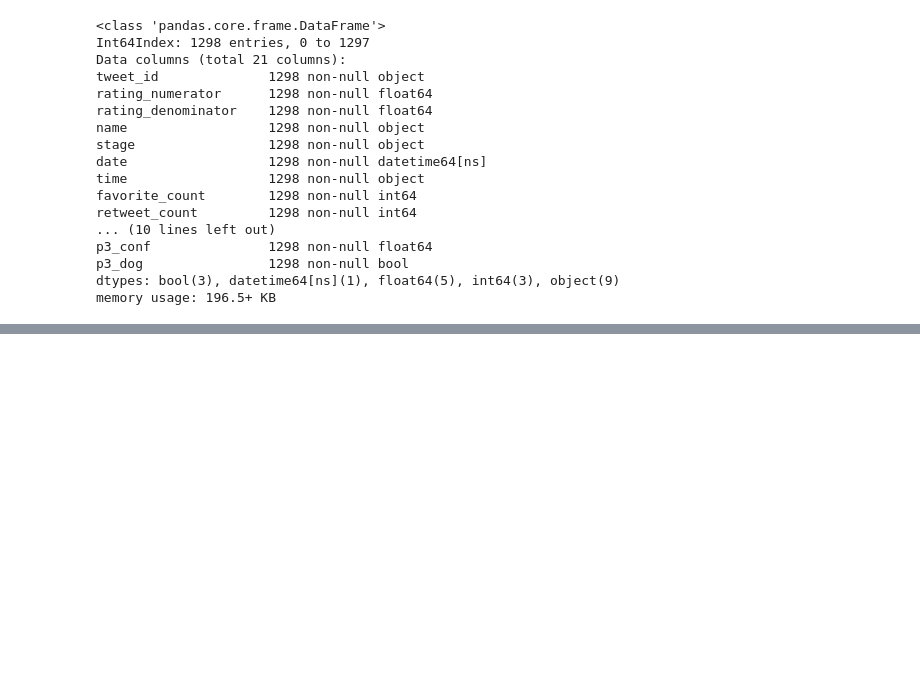
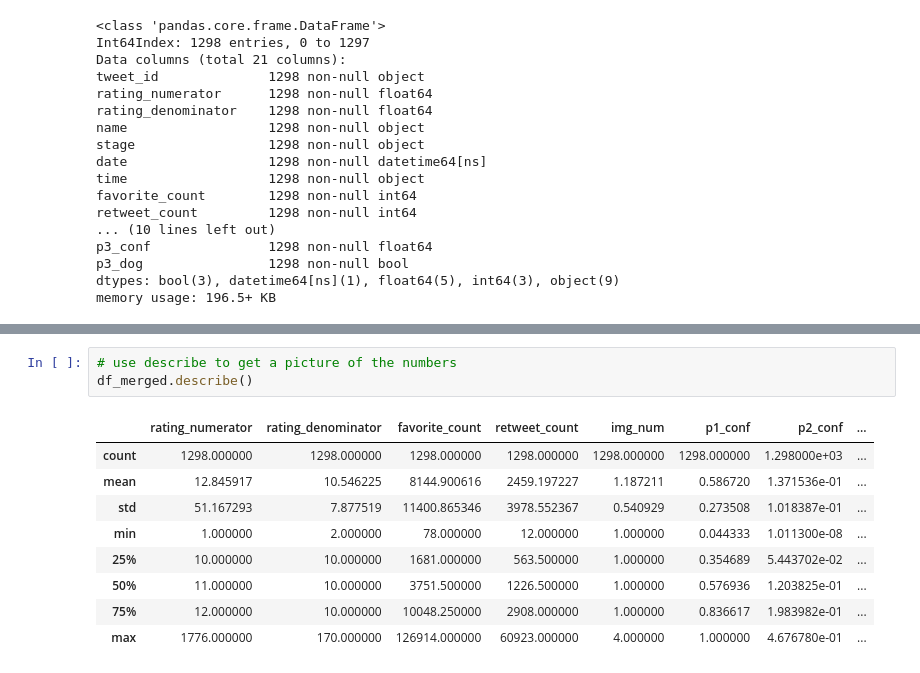
Before and after one commit to abdiganiaden/wrangle_analyze_twitter_dogs, a Jupyter notebook: wrangle_act.ipynb, the cells around one changed output, grey strips where cells are left out. Drawn from its saved outputs; the diff is of its cells as text; blank space fills up the shorter version.

```diff
--- a/wrangle_act.ipynb
+++ b/wrangle_act.ipynb
@@ -695,0 +718,13 @@ memory usage: 196.5+ KB
+# %%
+# use describe to get a picture of the numbers
+df_merged.describe()
+# %% [output]
+|  | rating_numerator | rating_denominator | favorite_count | retweet_count | img_num | p1_conf | p2_conf | ... |
+| count | 1298.000000 | 1298.000000 | 1298.000000 | 1298.000000 | 1298.000000 | 1298.000000 | 1.298000e+03 | ... |
+| mean | 12.845917 | 10.546225 | 8144.900616 | 2459.197227 | 1.187211 | 0.586720 | 1.371536e-01 | ... |
+| std | 51.167293 | 7.877519 | 11400.865346 | 3978.552367 | 0.540929 | 0.273508 | 1.018387e-01 | ... |
+| min | 1.000000 | 2.000000 | 78.000000 | 12.000000 | 1.000000 | 0.044333 | 1.011300e-08 | ... |
+| 25% | 10.000000 | 10.000000 | 1681.000000 | 563.500000 | 1.000000 | 0.354689 | 5.443702e-02 | ... |
+| 50% | 11.000000 | 10.000000 | 3751.500000 | 1226.500000 | 1.000000 | 0.576936 | 1.203825e-01 | ... |
+| 75% | 12.000000 | 10.000000 | 10048.250000 | 2908.000000 | 1.000000 | 0.836617 | 1.983982e-01 | ... |
+| max | 1776.000000 | 170.000000 | 126914.000000 | 60923.000000 | 4.000000 | 1.000000 | 4.676780e-01 | ... |
```
Also changed, not shown: parts of 13 cells of this notebook.
